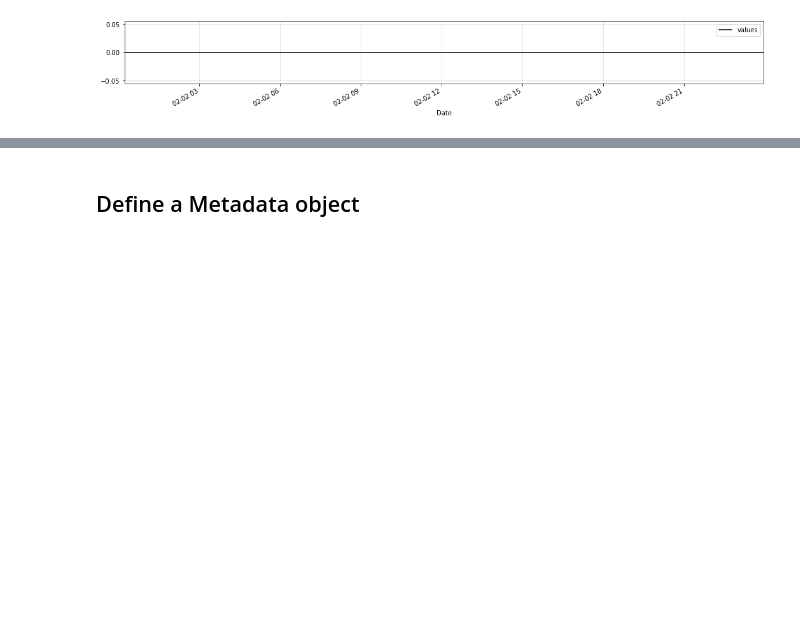
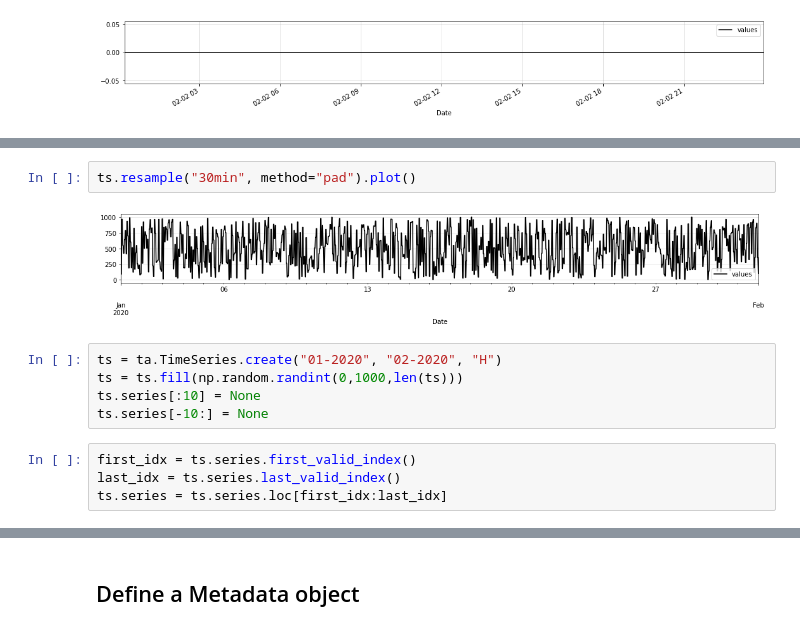
Before and after one commit to timeatlas-dev/timeatlas, a Jupyter notebook: notebooks/scrapbook.ipynb, the cells around one changed output, grey strips where cells are left out. Cells and saved outputs as stored; diff of their text form; blank space fills up the shorter version.

```diff
--- a/notebooks/scrapbook.ipynb
+++ b/notebooks/scrapbook.ipynb
@@ -112,0 +171,13 @@ ts
+# %%
+ts.resample("30min", method="pad").plot()
+# %% [output]
+[figure, added]
+# %%
+ts = ta.TimeSeries.create("01-2020", "02-2020", "H")
+ts = ts.fill(np.random.randint(0,1000,len(ts)))
+ts.series[:10] = None
+ts.series[-10:] = None
+# %%
+first_idx = ts.series.first_valid_index()
+last_idx = ts.series.last_valid_index()
+ts.series = ts.series.loc[first_idx:last_idx]
```
Also changed, not shown: parts of 24 cells of this notebook, 1 other file.
